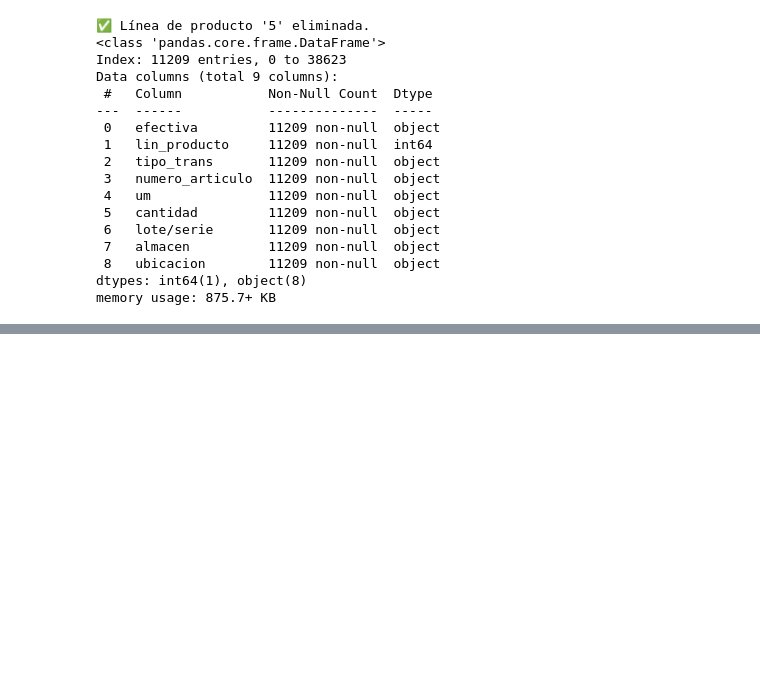
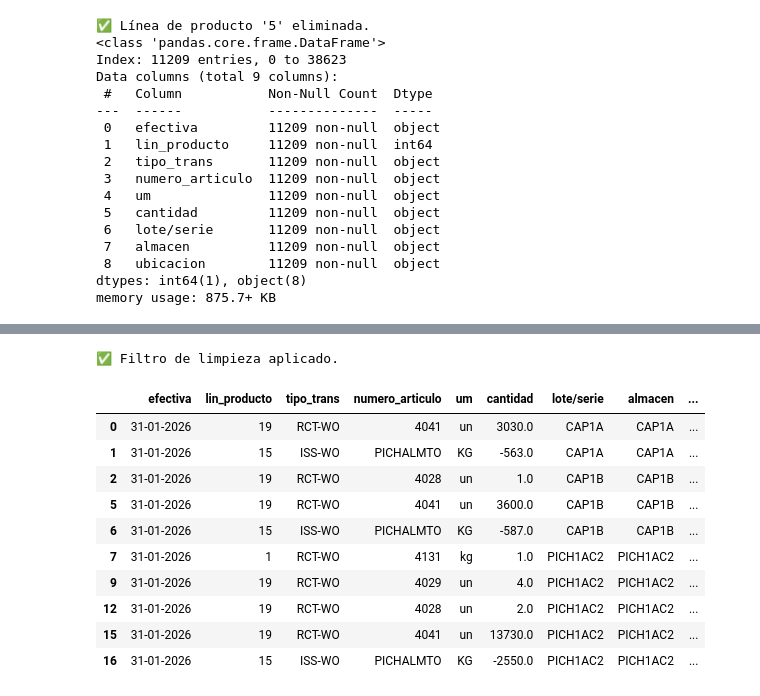
Before and after one commit to ctobar96/avian-data-ml-pipeline, a Jupyter notebook: notebooks/02_eda_produccion.ipynb, the cells around one changed output, grey strips where cells are left out. Drawn from its saved outputs; the diff is of its cells as text; code cells hidden in the pictures; blank space fills up the shorter version.

Commit message:
02_eda_produccion, se eliminaron los números negativos de cantidad, pero sin eliminar el alimento consumido.

```diff
--- a/notebooks/02_eda_produccion.ipynb
+++ b/notebooks/02_eda_produccion.ipynb
@@ -207,0 +211,20 @@ memory usage: 875.7+ KB
+# %%
+# Transformar la columna 'cantidad' a numérica, manejando errores de conversión
+# 1. Asegurarnos de que todo sea texto temporalmente para poder limpiarlo
+df_Produccion_filtrado['cantidad'] = df_Produccion_filtrado['cantidad'].astype(str)
+
+# 2. Eliminamos el punto de los miles (3.030,0 pasa a ser 3030,0)
+df_Produccion_filtrado['cantidad'] = df_Produccion_filtrado['cantidad'].str.replace('.', '', regex=False)
+
+# 3. Cambiamos la coma por el punto decimal (3030,0 pasa a ser 3030.0)
+df_Produccion_filtrado['cantidad'] = df_Produccion_filtrado['cantidad'].str.replace(',', '.', regex=False)
+
+# 4. Ahora sí, convertimos el texto limpio a número real (float)
+df_Produccion_filtrado['cantidad'] = pd.to_numeric(df_Produccion_filtrado['cantidad'], errors='coerce')
+
+# 5. Verificamos el resultado
+print("Vista previa de los números ya convertidos:")
+print(df_Produccion_filtrado['cantidad'].head())
+
+print("\nTipo de dato oficial ahora:")
+print(df_Produccion_filtrado['cantidad'].dtype) # ¡Aquí ya debería decir float64!
@@ -207,0 +242,23 @@ memory usage: 875.7+ KB
+# %%
+# Aplicar filtro de limpieza
+df_Produccion_filtrado = df_Produccion_filtrado[
+    (df_Produccion_filtrado['cantidad'] >= 0)|
+    (df_Produccion_filtrado['numero_articulo'] == 'PICHALMTO')
+     ]
+
+# Mostrar resumen de la limpieza
+print(f"✅ Filtro de limpieza aplicado.")
+display(df_Produccion_filtrado.head(10))
+# %% [output]
+✅ Filtro de limpieza aplicado.
+|  | efectiva | lin_producto | tipo_trans | numero_articulo | um | cantidad | lote/serie | almacen | ... |
+| 0 | 31-01-2026 | 19 | RCT-WO | 4041 | un | 3030.0 | CAP1A | CAP1A | ... |
+| 1 | 31-01-2026 | 15 | ISS-WO | PICHALMTO | KG | -563.0 | CAP1A | CAP1A | ... |
+| 2 | 31-01-2026 | 19 | RCT-WO | 4028 | un | 1.0 | CAP1B | CAP1B | ... |
+| 5 | 31-01-2026 | 19 | RCT-WO | 4041 | un | 3600.0 | CAP1B | CAP1B | ... |
+| 6 | 31-01-2026 | 15 | ISS-WO | PICHALMTO | KG | -587.0 | CAP1B | CAP1B | ... |
+| 7 | 31-01-2026 | 1 | RCT-WO | 4131 | kg | 1.0 | PICH1AC2 | PICH1AC2 | ... |
+| 9 | 31-01-2026 | 19 | RCT-WO | 4029 | un | 4.0 | PICH1AC2 | PICH1AC2 | ... |
+| 12 | 31-01-2026 | 19 | RCT-WO | 4028 | un | 2.0 | PICH1AC2 | PICH1AC2 | ... |
+| 15 | 31-01-2026 | 19 | RCT-WO | 4041 | un | 13730.0 | PICH1AC2 | PICH1AC2 | ... |
+| 16 | 31-01-2026 | 15 | ISS-WO | PICHALMTO | KG | -2550.0 | PICH1AC2 | PICH1AC2 | ... |
```
Also changed, not shown: parts of 2 cells of this notebook.
